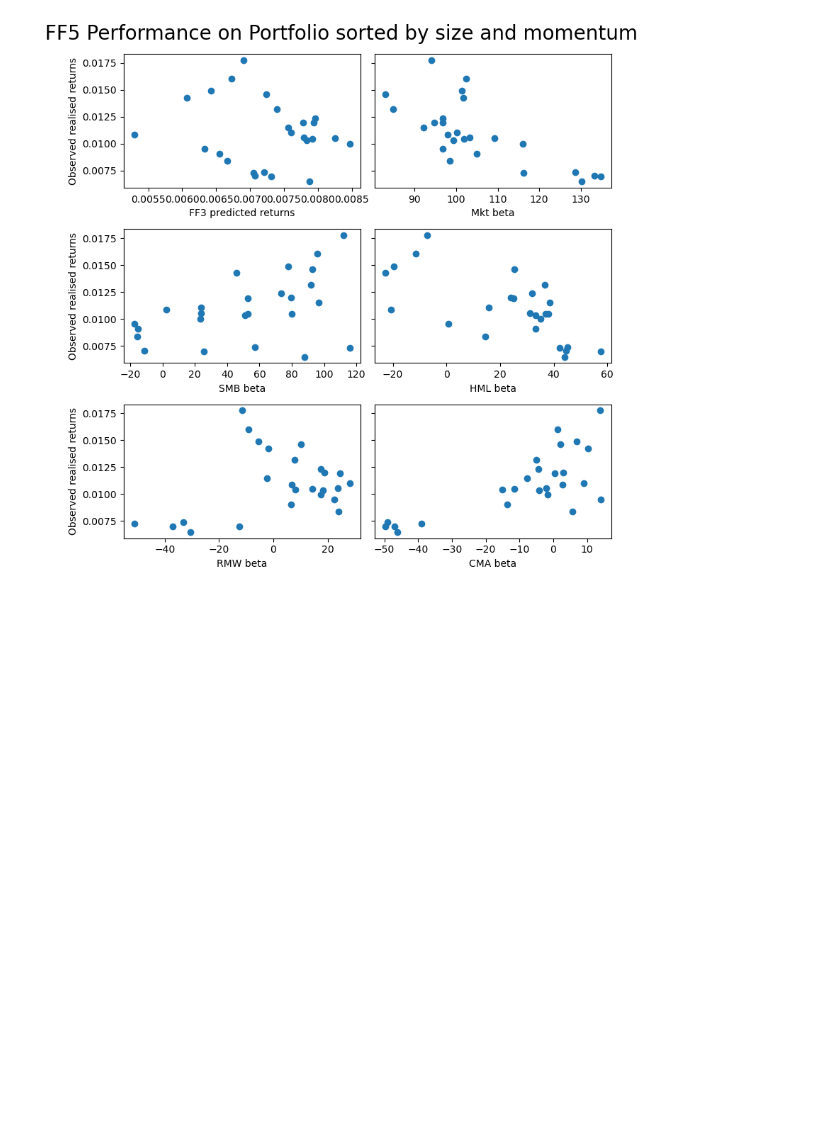
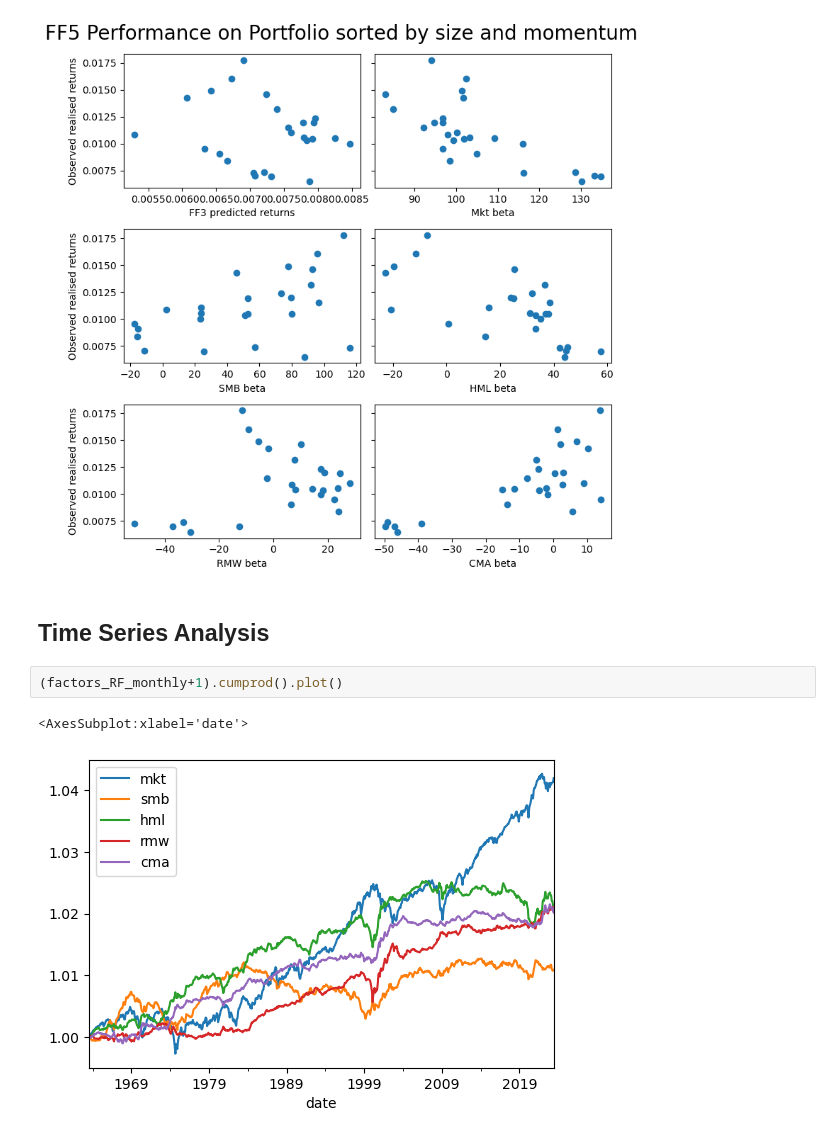
Before and after one commit to crxxom/Financial-Models, a Jupyter notebook: Fama-French Factor Model Analysis/FF_Five_Factor_Model_Analysis.ipynb, the cells around one changed output. Saved outputs shown, nothing was run; the diff lists cells and outputs as text; blank space fills up the shorter version.

```diff
--- a/Fama-French Factor Model Analysis/FF_Five_Factor_Model_Analysis.ipynb
+++ b/Fama-French Factor Model Analysis/FF_Five_Factor_Model_Analysis.ipynb
@@ -268,3 +268,10 @@ ff5Performance_Vis(asset1_result, test_assets_RF_monthly, factors_RF_monthly, "F
 ff5Performance_Vis(asset2_result, test_assets_RF_monthly2, factors_RF_monthly, "FF5 Performance on Portfolio sorted by size and momentum")
 # %% [output]
 [figure]
+# %% [markdown]
+## Time Series Analysis
+# %%
+(factors_RF_monthly+1).cumprod().plot()
+# %% [output]
+<AxesSubplot:xlabel='date'>
+[figure, added]
```
Also changed, not shown: parts of 9 cells of this notebook, 5 other files.
